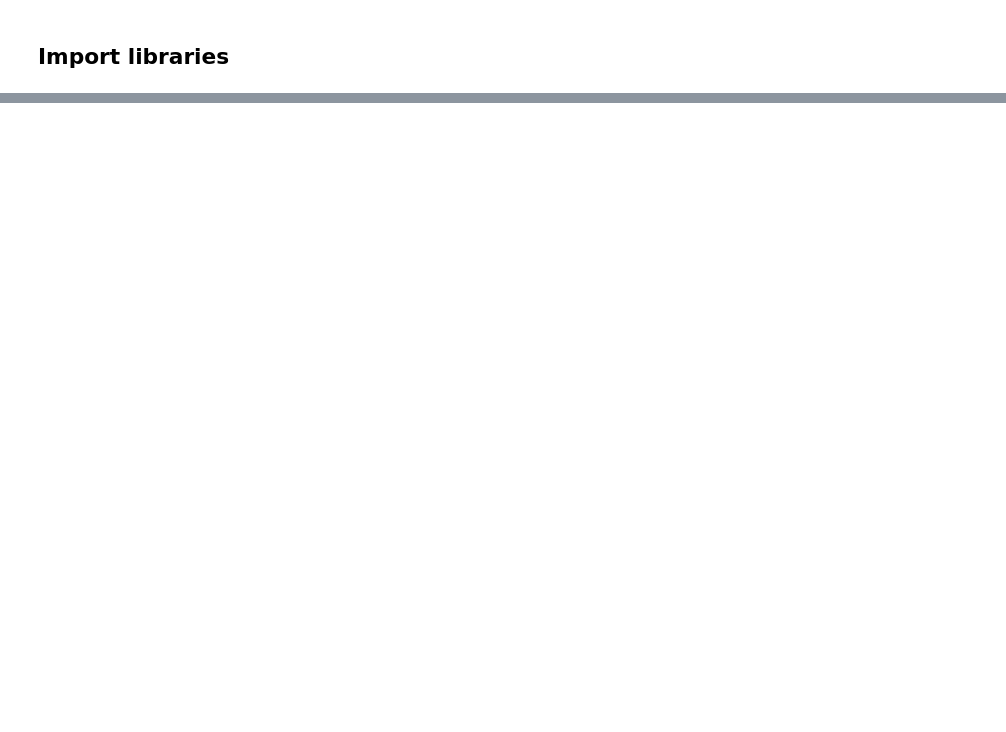
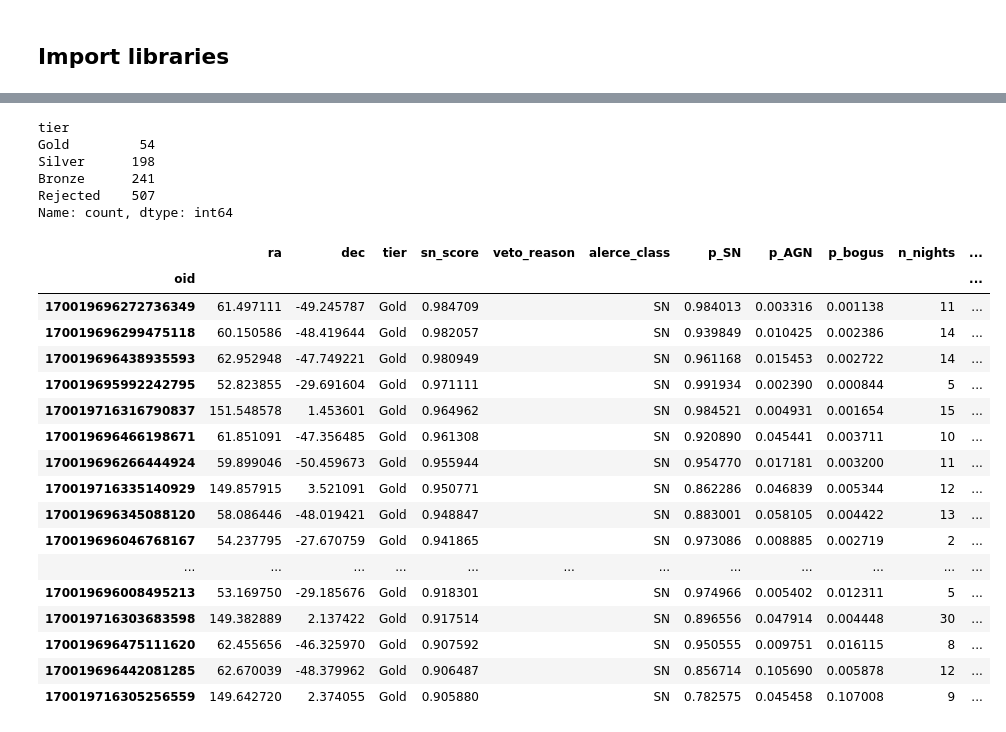
Before and after one commit to ykangastro/Team3_SNe_Host_Matching, a Jupyter notebook: notebooks/alerce_classification.ipynb, the cells around one changed output, grey strips where cells are left out. Drawn from its saved outputs; the diff is of its cells as text; code cells hidden in the pictures; blank space fills up the shorter version.

```diff
--- a/notebooks/alerce_classification.ipynb
+++ b/notebooks/alerce_classification.ipynb
@@ -281,0 +829,35 @@ match_antares
+# %%
+out_cols = ["ra", "dec", "tier", "sn_score", "veto_reason", "alerce_class", "p_SN", "p_AGN", "p_bogus",
+            "n_nights", "n_bands", "med_rel", "fp_frac_pos3", "frac_neg", "frac_dipole", "n_rev",
+            "separationArcsec", "physical_separation_kpc", "z_best", "peak_mag", "abs_mag", "lum_flag", "w12",
+            "catalogue_table_name", "tns_name", "tns_type"]
+ranked = feat[out_cols].sort_values(["tier", "sn_score"], ascending=[True, False],
+                                    key=lambda s: s.map({t: i for i, t in enumerate(tier_order)}) if s.name == "tier" else s)
+ranked.to_csv("sn_candidates_ranked.csv", index_label="oid")
+print(ranked["tier"].value_counts()[tier_order])
+ranked.head(20)
+# %% [output]
+tier
+Gold         54
+Silver      198
+Bronze      241
+Rejected    507
+Name: count, dtype: int64
+|  | ra | dec | tier | sn_score | veto_reason | alerce_class | p_SN | p_AGN | p_bogus | n_nights | ... |
+| oid |  |  |  |  |  |  |  |  |  |  | ... |
+| 170019696272736349 | 61.497111 | -49.245787 | Gold | 0.984709 |  | SN | 0.984013 | 0.003316 | 0.001138 | 11 | ... |
+| 170019696299475118 | 60.150586 | -48.419644 | Gold | 0.982057 |  | SN | 0.939849 | 0.010425 | 0.002386 | 14 | ... |
+| 170019696438935593 | 62.952948 | -47.749221 | Gold | 0.980949 |  | SN | 0.961168 | 0.015453 | 0.002722 | 14 | ... |
+| 170019695992242795 | 52.823855 | -29.691604 | Gold | 0.971111 |  | SN | 0.991934 | 0.002390 | 0.000844 | 5 | ... |
+| 170019716316790837 | 151.548578 | 1.453601 | Gold | 0.964962 |  | SN | 0.984521 | 0.004931 | 0.001654 | 15 | ... |
+| 170019696466198671 | 61.851091 | -47.356485 | Gold | 0.961308 |  | SN | 0.920890 | 0.045441 | 0.003711 | 10 | ... |
+| 170019696266444924 | 59.899046 | -50.459673 | Gold | 0.955944 |  | SN | 0.954770 | 0.017181 | 0.003200 | 11 | ... |
+| 170019716335140929 | 149.857915 | 3.521091 | Gold | 0.950771 |  | SN | 0.862286 | 0.046839 | 0.005344 | 12 | ... |
+| 170019696345088120 | 58.086446 | -48.019421 | Gold | 0.948847 |  | SN | 0.883001 | 0.058105 | 0.004422 | 13 | ... |
+| 170019696046768167 | 54.237795 | -27.670759 | Gold | 0.941865 |  | SN | 0.973086 | 0.008885 | 0.002719 | 2 | ... |
+| ... | ... | ... | ... | ... | ... | ... | ... | ... | ... | ... | ... |
+| 170019696008495213 | 53.169750 | -29.185676 | Gold | 0.918301 |  | SN | 0.974966 | 0.005402 | 0.012311 | 5 | ... |
+| 170019716303683598 | 149.382889 | 2.137422 | Gold | 0.917514 |  | SN | 0.896556 | 0.047914 | 0.004448 | 30 | ... |
+| 170019696475111620 | 62.455656 | -46.325970 | Gold | 0.907592 |  | SN | 0.950555 | 0.009751 | 0.016115 | 8 | ... |
+| 170019696442081285 | 62.670039 | -48.379962 | Gold | 0.906487 |  | SN | 0.856714 | 0.105690 | 0.005878 | 12 | ... |
+| 170019716305256559 | 149.642720 | 2.374055 | Gold | 0.905880 |  | SN | 0.782575 | 0.045458 | 0.107008 | 9 | ... |
```
Also changed, not shown: parts of 88 cells of this notebook, 1 other file.
